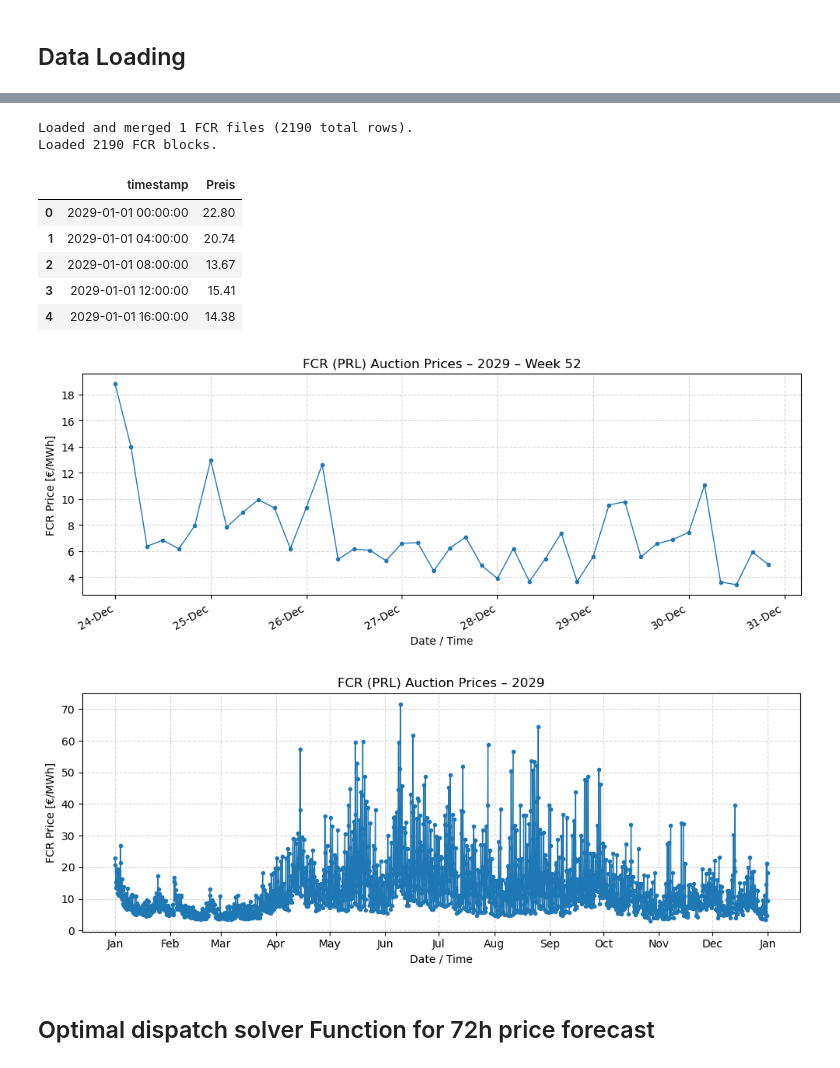
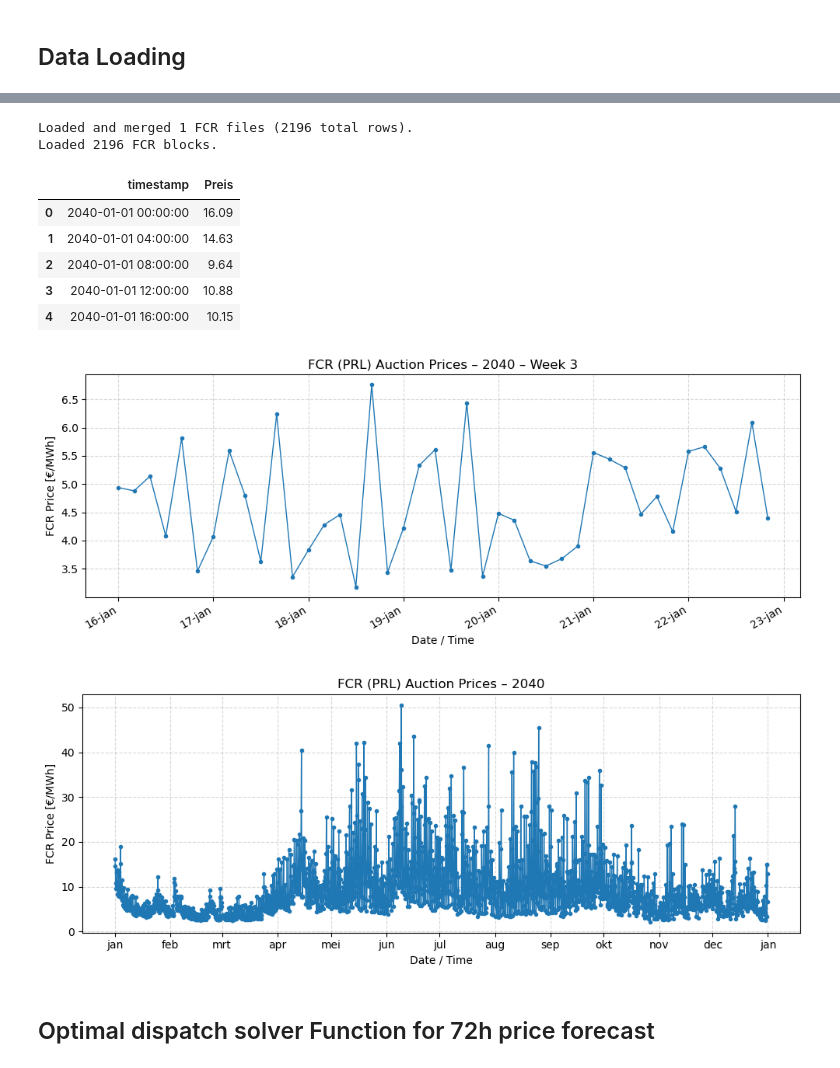
Before and after one commit to epaupe/Energy-Later, a Jupyter notebook: Optimal_Dispatch_Model_DA_FCR_rolling.ipynb, the cells around one changed output, grey strips where cells are left out. Drawn from its saved outputs; the diff is of its cells as text; code cells hidden in the pictures.

Commit message:
fixed future data loading and added new cell  for running for 15 years in the future

```diff
--- a/Optimal_Dispatch_Model_DA_FCR_rolling.ipynb
+++ b/Optimal_Dispatch_Model_DA_FCR_rolling.ipynb
@@ -70,7 +73,7 @@ plot_DA_week(DA_prices_merged, year=2024, week=52) #Plot the DA prices for a giv
 # Load FCR (PRL) prices
 # =========================
 fcr_folder = "data/Swissgrid_PRL_SRL_TRL"
-years_to_load_FCR = [2029]
+years_to_load_FCR = [2040]
 
 merged_FCR = load_fcr_prices(fcr_folder, years_to_load_FCR).copy()
 # Timestamps in that CSV indicate the hour at which the 4h block starts.
@@ -82,20 +85,20 @@ merged_FCR.head()
 print(f"Loaded {len(merged_FCR)} FCR blocks.")
 merged_FCR.head()
 # %% [output]
-Loaded and merged 1 FCR files (2190 total rows).
-Loaded 2190 FCR blocks.
+Loaded and merged 1 FCR files (2196 total rows).
+Loaded 2196 FCR blocks.
 |  | timestamp | Preis |
-| 0 | 2029-01-01 00:00:00 | 22.80 |
-| 1 | 2029-01-01 04:00:00 | 20.74 |
-| 2 | 2029-01-01 08:00:00 | 13.67 |
-| 3 | 2029-01-01 12:00:00 | 15.41 |
-| 4 | 2029-01-01 16:00:00 | 14.38 |
+| 0 | 2040-01-01 00:00:00 | 16.09 |
+| 1 | 2040-01-01 04:00:00 | 14.63 |
+| 2 | 2040-01-01 08:00:00 | 9.64 |
+| 3 | 2040-01-01 12:00:00 | 10.88 |
+| 4 | 2040-01-01 16:00:00 | 10.15 |
 # %%
-plot_fcr_prices(merged_FCR, year=2029, week=52) #Plot the FCR prices for a given week
-plot_fcr_prices(merged_FCR, year=2029) #Plot the FCR prices for the whole year
+plot_fcr_prices(merged_FCR, year=2040, week=3) #Plot the FCR prices for a given week
+plot_fcr_prices(merged_FCR, year=2040) #Plot the FCR prices for the whole year
 # %% [output]
-[figure, old version]
+[figure, new version]
-[figure, old version]
+[figure, new version]
 # %% [markdown]
 ## Optimal dispatch solver Function for 72h price forecast
 # %%
```
Also changed, not shown: parts of 5 cells of this notebook.
